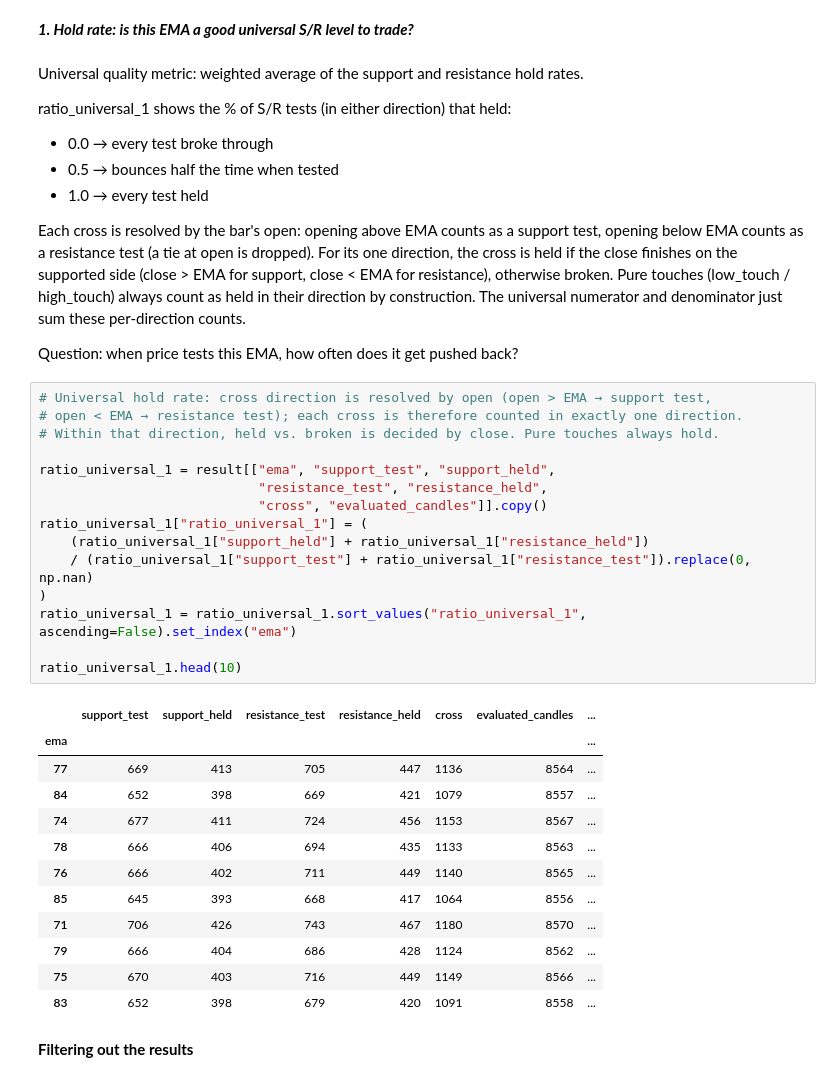
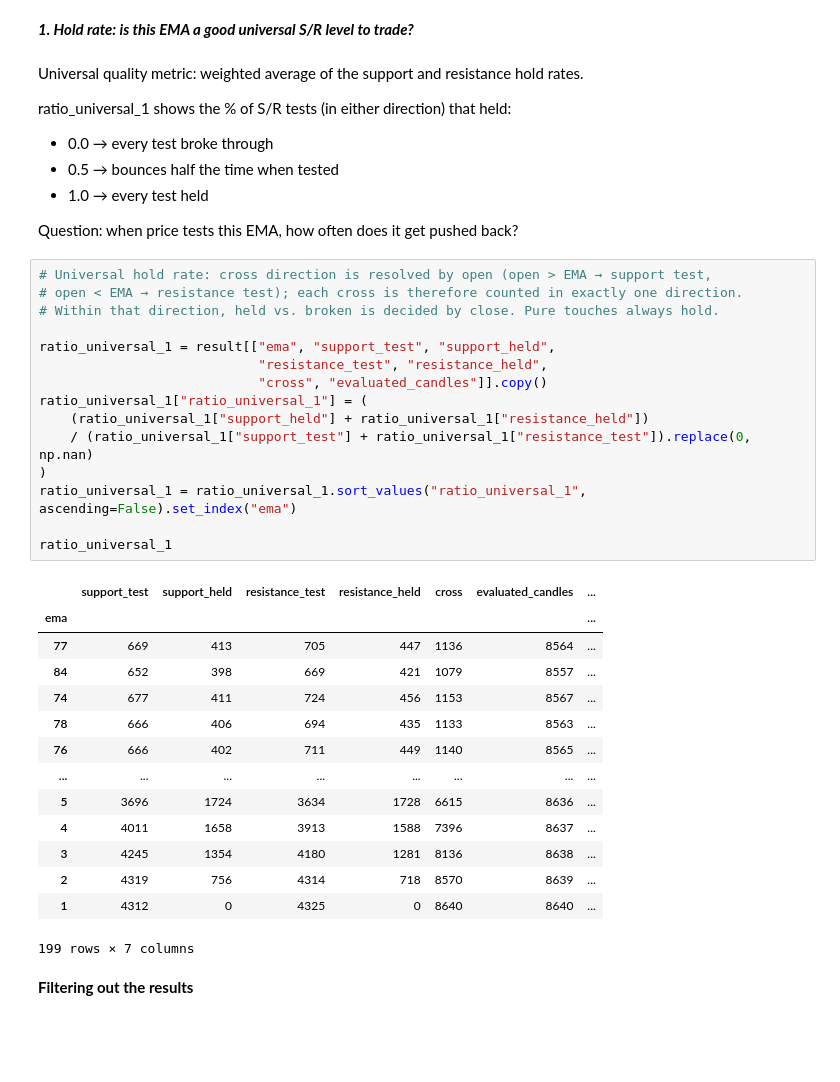
Before and after one commit to Galina-Makarchuk/ema_analysis, a Jupyter notebook: 2_ema_analysis.ipynb, the cells around one changed output. Cells and saved outputs as stored; diff of their text form; blank space fills up the shorter version.

```diff
--- a/2_ema_analysis.ipynb
+++ b/2_ema_analysis.ipynb
@@ -808,37 +876,37 @@ ratio_universal_1 shows the % of S/R tests (in either direction) that held:
 - 0.5 → bounces half the time when tested
 - 1.0 → every test held
 
-Each cross is resolved by the bar's open: opening above EMA counts as a support test, opening below EMA counts as a resistance test (a tie at open is dropped). For its one direction, the cross is held if the close finishes on the supported side (close > EMA for support, close < EMA for resistance), otherwise broken. Pure touches (low_touch / high_touch) always count as held in their direction by construction. The universal numerator and denominator just sum these per-direction counts.
-
 Question: when price tests this EMA, how often does it get pushed back?
 # %%
 # Universal hold rate: cross direction is resolved by open (open > EMA → support test,
 # open < EMA → resistance test); each cross is therefore counted in exactly one direction.
 # Within that direction, held vs. broken is decided by close. Pure touches always hold.
 
 ratio_universal_1 = result[["ema", "support_test", "support_held",
                             "resistance_test", "resistance_held",
                             "cross", "evaluated_candles"]].copy()
 ratio_universal_1["ratio_universal_1"] = (
     (ratio_universal_1["support_held"] + ratio_universal_1["resistance_held"])
     / (ratio_universal_1["support_test"] + ratio_universal_1["resistance_test"]).replace(0, np.nan)
 )
 ratio_universal_1 = ratio_universal_1.sort_values("ratio_universal_1", ascending=False).set_index("ema")
 
-ratio_universal_1.head(10)
+ratio_universal_1
 # %% [output]
 |  | support_test | support_held | resistance_test | resistance_held | cross | evaluated_candles | ... |
 | ema |  |  |  |  |  |  | ... |
 | 77 | 669 | 413 | 705 | 447 | 1136 | 8564 | ... |
 | 84 | 652 | 398 | 669 | 421 | 1079 | 8557 | ... |
 | 74 | 677 | 411 | 724 | 456 | 1153 | 8567 | ... |
 | 78 | 666 | 406 | 694 | 435 | 1133 | 8563 | ... |
 | 76 | 666 | 402 | 711 | 449 | 1140 | 8565 | ... |
-| 85 | 645 | 393 | 668 | 417 | 1064 | 8556 | ... |
-| 71 | 706 | 426 | 743 | 467 | 1180 | 8570 | ... |
-| 79 | 666 | 404 | 686 | 428 | 1124 | 8562 | ... |
-| 75 | 670 | 403 | 716 | 449 | 1149 | 8566 | ... |
-| 83 | 652 | 398 | 679 | 420 | 1091 | 8558 | ... |
+| ... | ... | ... | ... | ... | ... | ... | ... |
+| 5 | 3696 | 1724 | 3634 | 1728 | 6615 | 8636 | ... |
+| 4 | 4011 | 1658 | 3913 | 1588 | 7396 | 8637 | ... |
+| 3 | 4245 | 1354 | 4180 | 1281 | 8136 | 8638 | ... |
+| 2 | 4319 | 756 | 4314 | 718 | 8570 | 8639 | ... |
+| 1 | 4312 | 0 | 4325 | 0 | 8640 | 8640 | ... |
+199 rows × 7 columns
 # %% [markdown]
 __Filtering out the results__
 # %%
```
Also changed, not shown: parts of 11 cells of this notebook, 4 other files.
